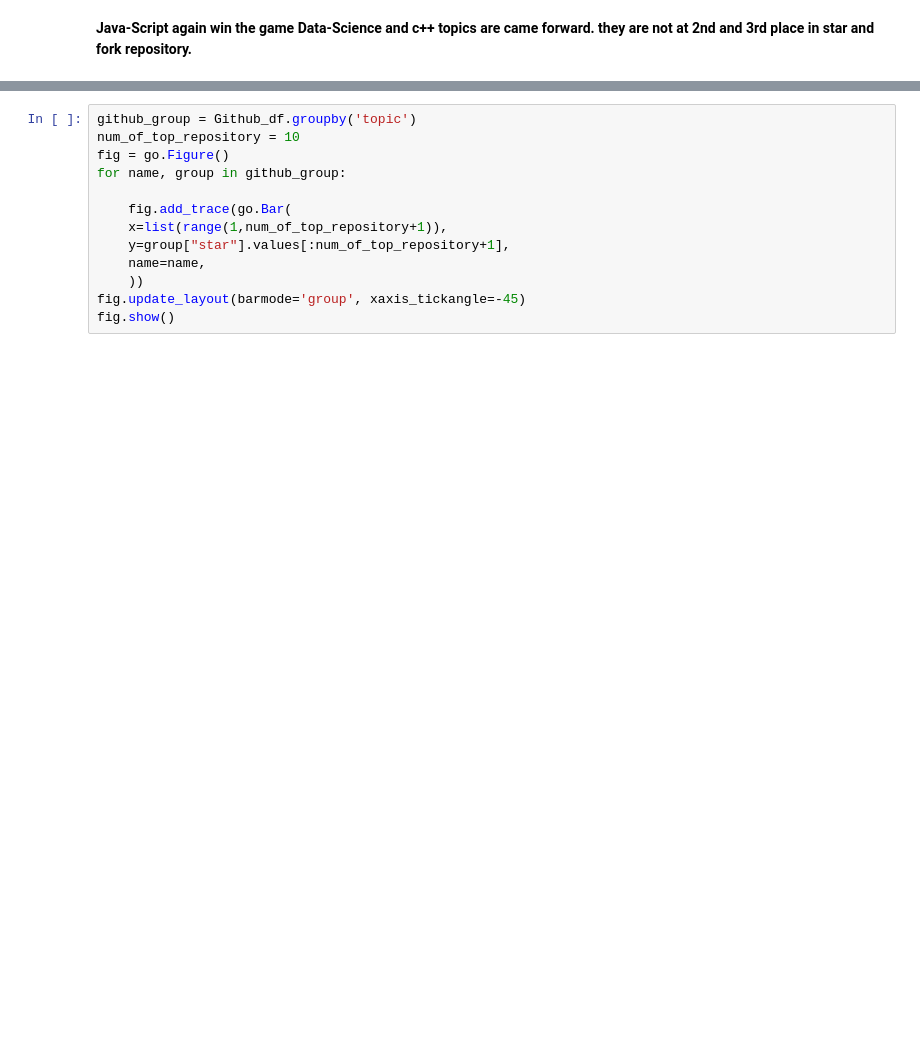
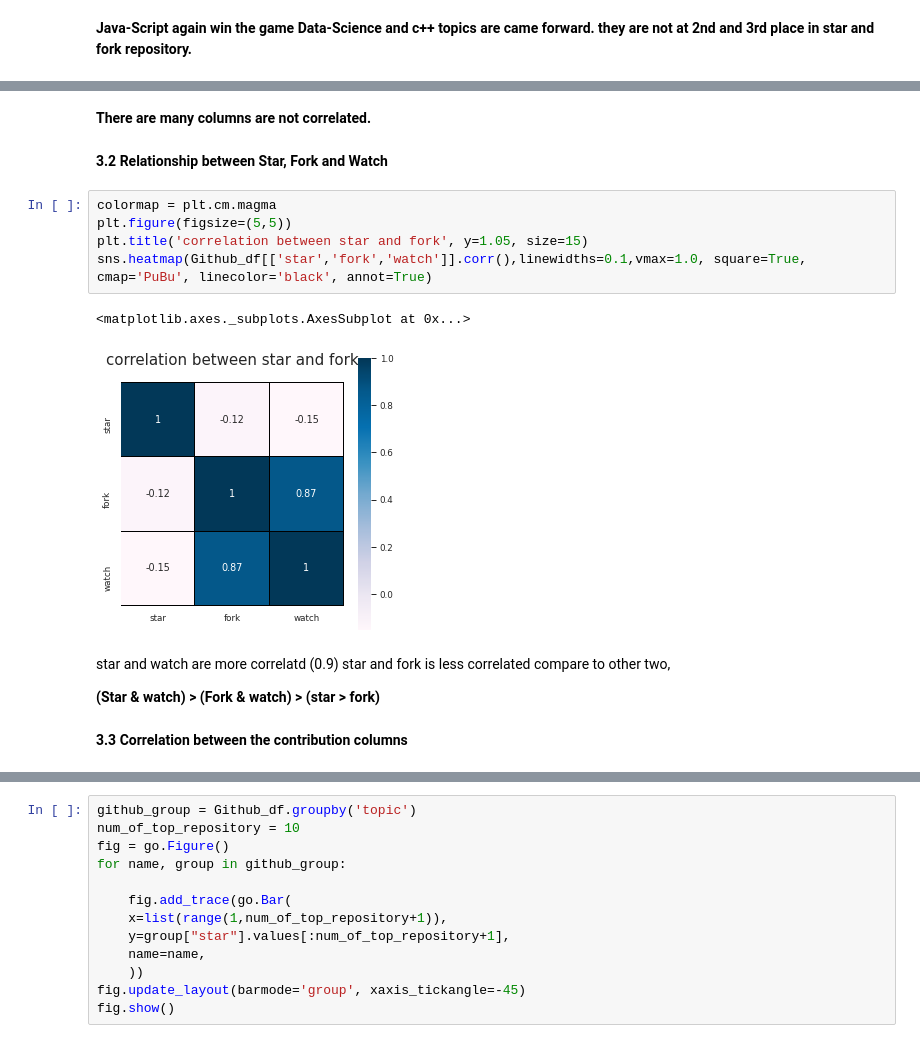
Before and after one commit to Preeti-sahani/ShapeAI_Internship_Project, a Jupyter notebook: Github_Repos.ipynb, the cells around one changed output, grey strips where cells are left out. Cells and saved outputs as stored; diff of their text form; blank space fills up the shorter version.

```diff
--- a/Github_Repos.ipynb
+++ b/Github_Repos.ipynb
@@ -397,0 +335,19 @@ The `size` parameter has been renamed to `height`; please update your code.
+# %% [markdown]
+**There are many columns are not correlated.**
+# %% [markdown]
+**3.2 Relationship between Star, Fork and Watch**
+# %%
+colormap = plt.cm.magma
+plt.figure(figsize=(5,5))
+plt.title('correlation between star and fork', y=1.05, size=15)
+sns.heatmap(Github_df[['star','fork','watch']].corr(),linewidths=0.1,vmax=1.0, square=True, cmap='PuBu', linecolor='black', annot=True)
+# %% [output]
+<matplotlib.axes._subplots.AxesSubplot at 0x...>
+[figure, added]
+# %% [markdown]
+star and watch are more correlatd (0.9)
+star and fork is less correlated compare to other two,
+
+**(Star & watch) > (Fork & watch) > (star > fork)**
+# %% [markdown]
+**3.3 Correlation between the contribution columns**
```
Also changed, not shown: parts of 64 cells of this notebook.
